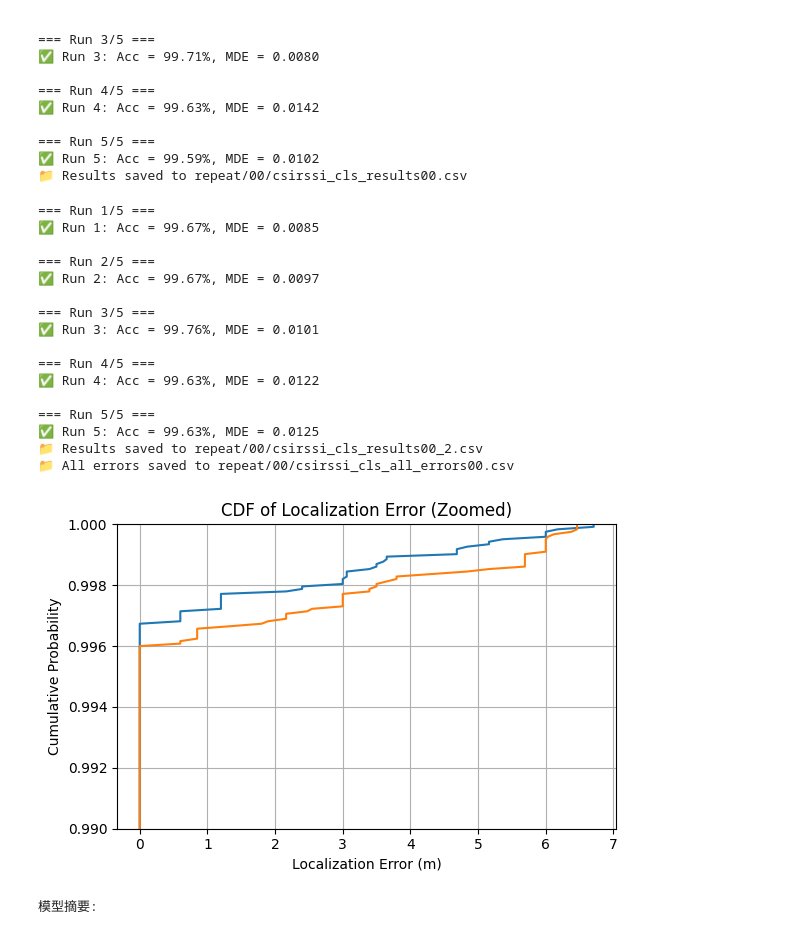
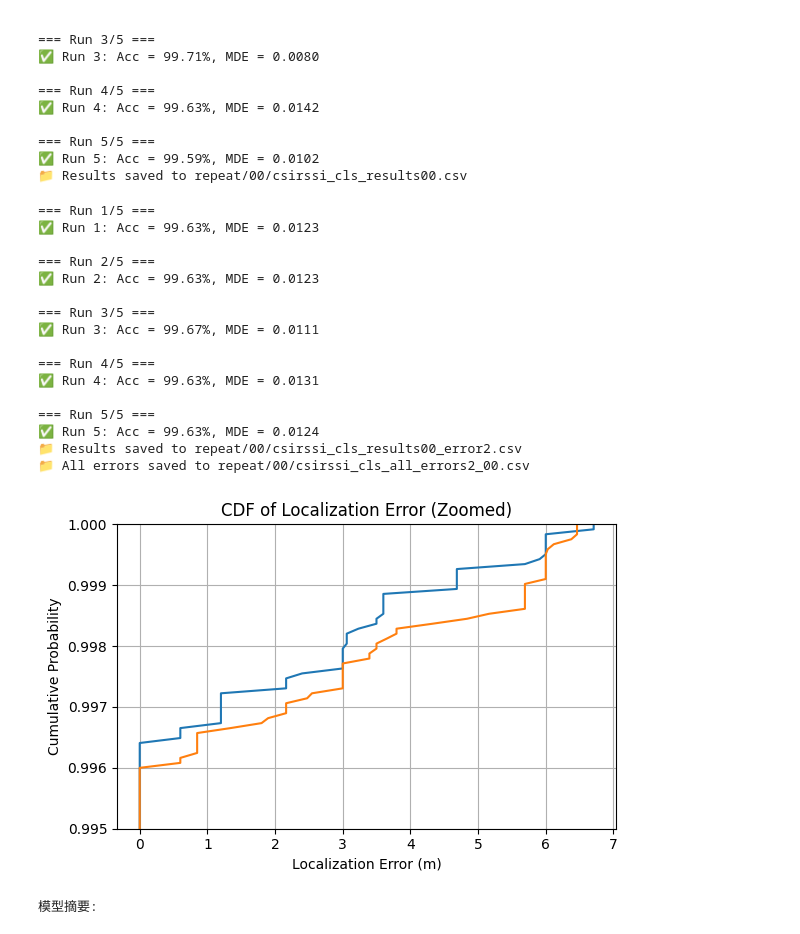
Before and after one commit to kuku000/csi_tool, a Jupyter notebook: model_CNN/rssicsi_train.ipynb, the cells around one changed output. Saved outputs shown, nothing was run; the diff lists cells and outputs as text; code cells hidden in the pictures.

```diff
--- a/model_CNN/rssicsi_train.ipynb
+++ b/model_CNN/rssicsi_train.ipynb
@@ -3017,7 +3362,7 @@ import pandas as pd
 import os
 
 num_runs = 5
-epochs = 200
+epochs = 300
 patience = 20
 
 # ===== 你的模型 CSIRSSI_Classifier_BN 定義在這裡（略） =====
@@ -3153,8 +3498,8 @@ df = pd.DataFrame({
     "accuracy": test_accs,
     "mde": test_mdes
 })
-df.to_csv("repeat/00/csirssi_cls_results00_error.csv", index=False)
-print("📁 Results saved to repeat/00/csirssi_cls_results00_2.csv")
+df.to_csv("repeat/00/csirssi_cls_results00_error2.csv", index=False)
+print("📁 Results saved to repeat/00/csirssi_cls_results00_error2.csv")
 
 # 儲存所有 error（長條格式）
 error_records = []
@@ -3166,53 +3511,53 @@ for run_idx, errors in enumerate(all_run_errors):
             "error": e
         })
 df_errors = pd.DataFrame(error_records)
-df_errors.to_csv("repeat/00/csirssi_cls_all_errors00.csv", index=False)
-print("📁 All errors saved to repeat/00/csirssi_cls_all_errors00.csv")
+df_errors.to_csv("repeat/00/csirssi_cls_all_errors2_00.csv", index=False)
+print("📁 All errors saved to repeat/00/csirssi_cls_all_errors2_00.csv")
 # %% [output]
 === Run 1/5 ===
-✅ Run 1: Acc = 99.67%, MDE = 0.0085
+✅ Run 1: Acc = 99.63%, MDE = 0.0123
 
 === Run 2/5 ===
-✅ Run 2: Acc = 99.67%, MDE = 0.0097
+✅ Run 2: Acc = 99.63%, MDE = 0.0123
 
 === Run 3/5 ===
-✅ Run 3: Acc = 99.76%, MDE = 0.0101
+✅ Run 3: Acc = 99.67%, MDE = 0.0111
 
 === Run 4/5 ===
-✅ Run 4: Acc = 99.63%, MDE = 0.0122
+✅ Run 4: Acc = 99.63%, MDE = 0.0131
 
 === Run 5/5 ===
-✅ Run 5: Acc = 99.63%, MDE = 0.0125
-📁 Results saved to repeat/00/csirssi_cls_results00_2.csv
-📁 All errors saved to repeat/00/csirssi_cls_all_errors00.csv
+✅ Run 5: Acc = 99.63%, MDE = 0.0124
+📁 Results saved to repeat/00/csirssi_cls_results00_error2.csv
+📁 All errors saved to repeat/00/csirssi_cls_all_errors2_00.csv
 # %%
 import pandas as pd
 import numpy as np
 import matplotlib.pyplot as plt
 
 # 讀取 error 檔
-df = pd.read_csv("repeat/00/csirssi_cls_all_errors00.csv")
+df = pd.read_csv("repeat/00/csirssi_cls_all_errors2_00.csv")
 df2 = pd.read_csv("/media/mcs/1441ae67-d7cd-43e6-b028-169f78661a2f/kyle/csi_tool/model_CNN/repeat/00/csicls_all_errors00.csv")
 errors = df["error"].values
 errors2 = df2["error"].values
 # 1. 全部 error 的 CDF
 sorted_errors = np.sort(errors)
 cdf = np.arange(1, len(sorted_errors) + 1) / len(sorted_errors)
 sorted_errors2 = np.sort(errors2)
 cdf2 = np.arange(1, len(sorted_errors2) + 1) / len(sorted_errors2)
 # 2. Zoom-in：只看 Y=0.99~1.0 區間
 plt.figure(figsize=(6,4))
 plt.plot(sorted_errors, cdf, label="CDF (Zoom 0.99~1.0)")
 plt.plot(sorted_errors2, cdf2, label="CDF (Zoom 0.99~1.0)")
 plt.xlabel("Localization Error (m)")
 plt.ylabel("Cumulative Probability")
 plt.title("CDF of Localization Error (Zoomed)")
-plt.ylim(0.99, 1.00)
+plt.ylim(0.995, 1.00)
 plt.grid(True)
 plt.tight_layout()
 plt.show()
 # %% [output]
-[figure, old version]
+[figure, new version]
 # %%
 import torch
 import torch.nn as nn
```
Also changed, not shown: parts of 34 cells of this notebook, 1 other file.
